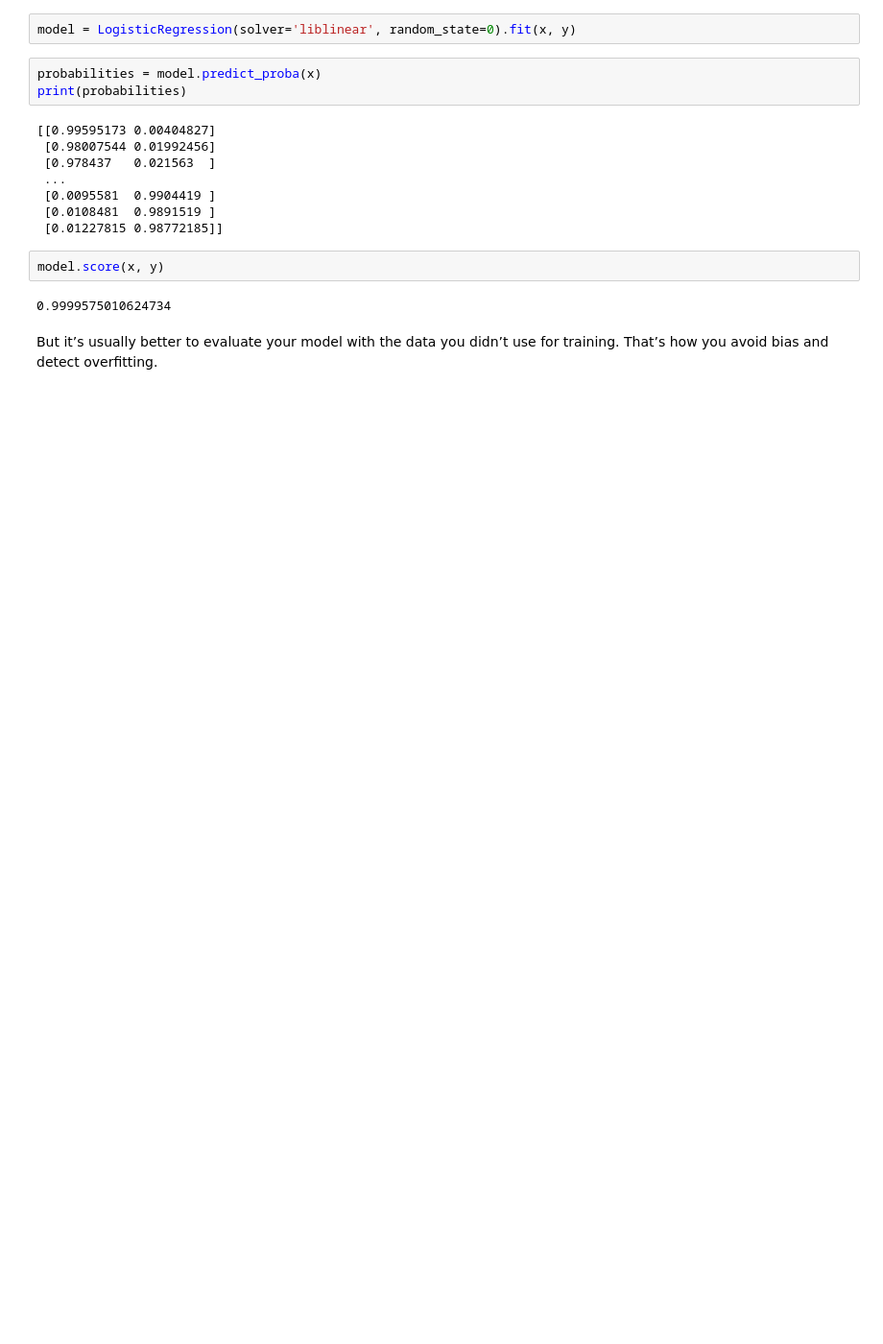
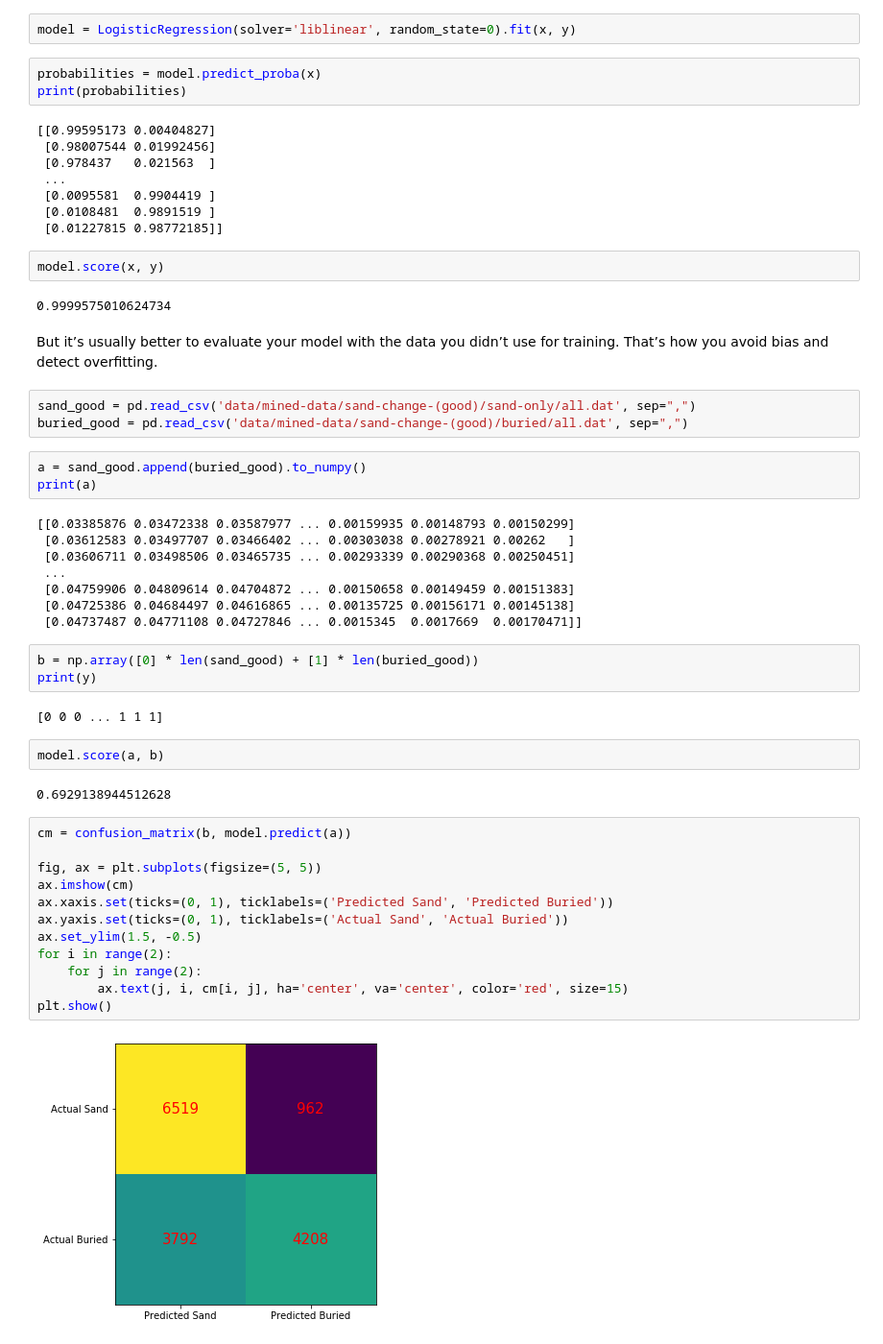
Before and after one commit to lnadi17/ground-penetrating-radar, a Jupyter notebook: gpr.ipynb, the cells around one changed output. Shown at 96% size. Cells and saved outputs as stored; diff of their text form; blank space fills up the shorter version.

Commit message:
Make prediction for unseen input

```diff
--- a/gpr.ipynb
+++ b/gpr.ipynb
@@ -286,3 +286,40 @@ model.score(x, y)
 0.9999575010624734
 # %% [markdown]
 But it’s usually better to evaluate your model with the data you didn’t use for training. That’s how you avoid bias and detect overfitting.
+# %%
+sand_good = pd.read_csv('data/mined-data/sand-change-(good)/sand-only/all.dat', sep=",")
+buried_good = pd.read_csv('data/mined-data/sand-change-(good)/buried/all.dat', sep=",")
+# %%
+a = sand_good.append(buried_good).to_numpy()
+print(a)
+# %% [output]
+[[0.03385876 0.03472338 0.03587977 ... 0.00159935 0.00148793 0.00150299]
+ [0.03612583 0.03497707 0.03466402 ... 0.00303038 0.00278921 0.00262   ]
+ [0.03606711 0.03498506 0.03465735 ... 0.00293339 0.00290368 0.00250451]
+ ...
+ [0.04759906 0.04809614 0.04704872 ... 0.00150658 0.00149459 0.00151383]
+ [0.04725386 0.04684497 0.04616865 ... 0.00135725 0.00156171 0.00145138]
+ [0.04737487 0.04771108 0.04727846 ... 0.0015345  0.0017669  0.00170471]]
+# %%
+b = np.array([0] * len(sand_good) + [1] * len(buried_good))
+print(y)
+# %% [output]
+[0 0 0 ... 1 1 1]
+# %%
+model.score(a, b)
+# %% [output]
+0.6929138944512628
+# %%
+cm = confusion_matrix(b, model.predict(a))
+
+fig, ax = plt.subplots(figsize=(5, 5))
+ax.imshow(cm)
+ax.xaxis.set(ticks=(0, 1), ticklabels=('Predicted Sand', 'Predicted Buried'))
+ax.yaxis.set(ticks=(0, 1), ticklabels=('Actual Sand', 'Actual Buried'))
+ax.set_ylim(1.5, -0.5)
+for i in range(2):
+    for j in range(2):
+        ax.text(j, i, cm[i, j], ha='center', va='center', color='red', size=15)
+plt.show()
+# %% [output]
+[figure, added]
```
